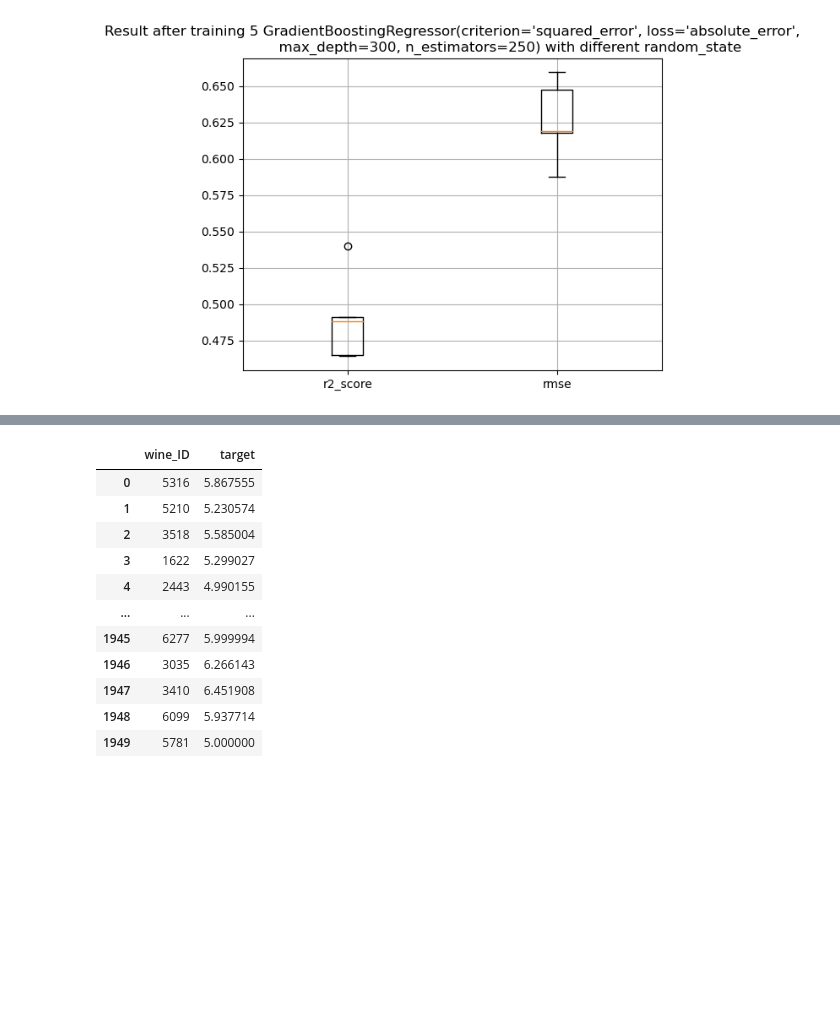
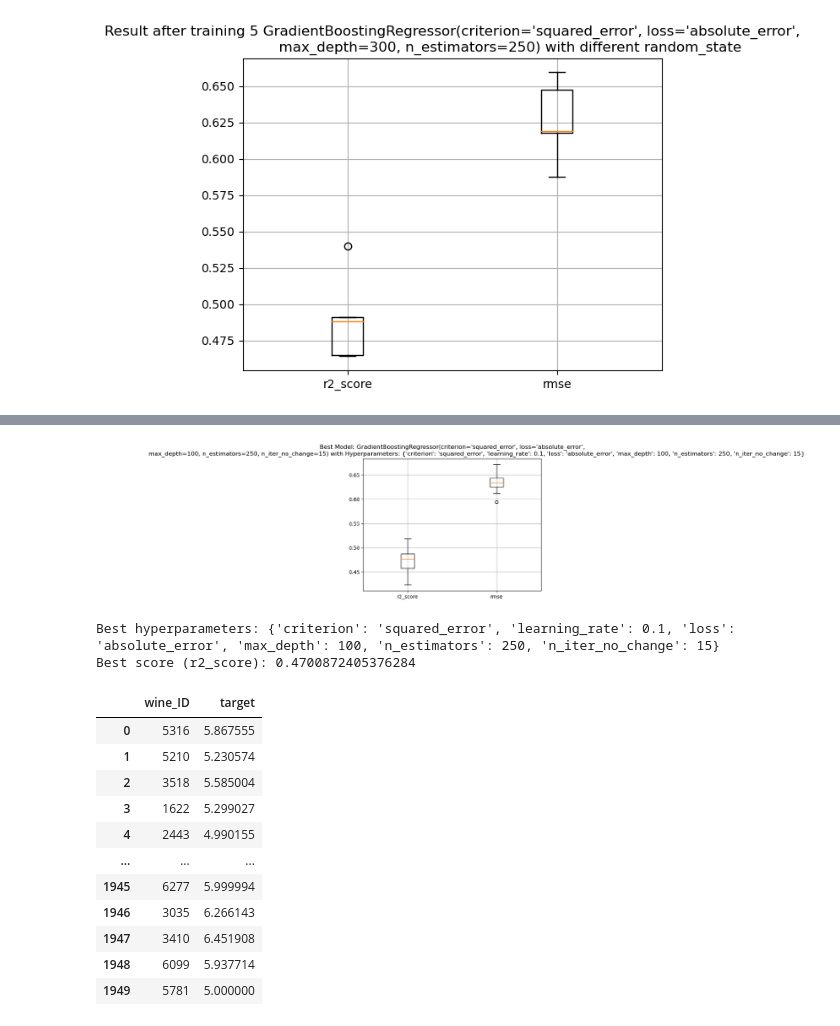
Before and after one commit to AlexPierron/Supervised-Learning, a Jupyter notebook: Regression_Vin/Code.ipynb, the cells around one changed output, grey strips where cells are left out. Cells and saved outputs as stored; diff of their text form; code cells hidden in the pictures; blank space fills up the shorter version.

```diff
--- a/Regression_Vin/Code.ipynb
+++ b/Regression_Vin/Code.ipynb
@@ -173,3 +190,22 @@ boosting_model = GradientBoostingRegressor(learning_rate = 0.1,n_estimators=250,
 value = multi_test(boosting_model,X,Y,n=5)
 # %% [output]
 [figure]
+# %%
+import warnings
+warnings.filterwarnings("ignore")
+
+hyperparameters = {
+    "loss": [ "squared_error",'absolute_error'],
+    'learning_rate': [ 0.1],#, 0.2],
+    'n_estimators': [250],
+    'criterion':["friedman_mse",'squared_error'],
+    'max_depth': [50,100,200,400],
+    "n_iter_no_change" : [15]
+}
+
+logistic_model = GradientBoostingRegressor()
+
+best_model, best_params, best_score, all_results = grid_search(
+    logistic_model, X, Y, hyperparameters, n=25, random_start= 42,
+    saving_path="Archives_Model/Boosting_Regression/grid_best_model.joblib" ,display_boxplot=True)
+# %% [output]
@@ -176,3 +214,6 @@ value = multi_test(boosting_model,X,Y,n=5)
+[figure, added]
+Best hyperparameters: {'criterion': 'squared_error', 'learning_rate': 0.1, 'loss': 'absolute_error', 'max_depth': 100, 'n_estimators': 250, 'n_iter_no_change': 15}
+Best score (r2_score): 0.4700872405376284
 # %%
 from sklearn.ensemble import GradientBoostingRegressor
 boosting_model = GradientBoostingRegressor(learning_rate = 0.1,n_estimators=250,max_depth=400,loss="absolute_error",criterion="squared_error")
```
Also changed, not shown: parts of 2 cells of this notebook, 5 other files.
